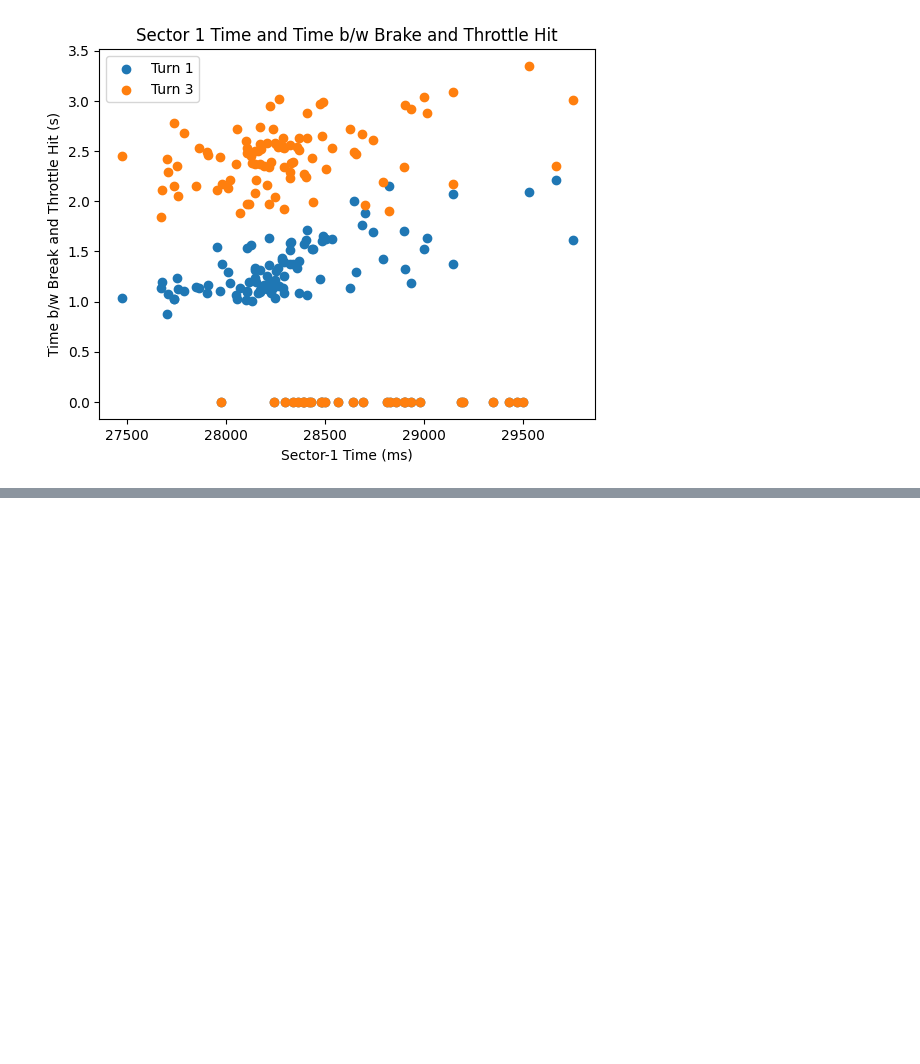
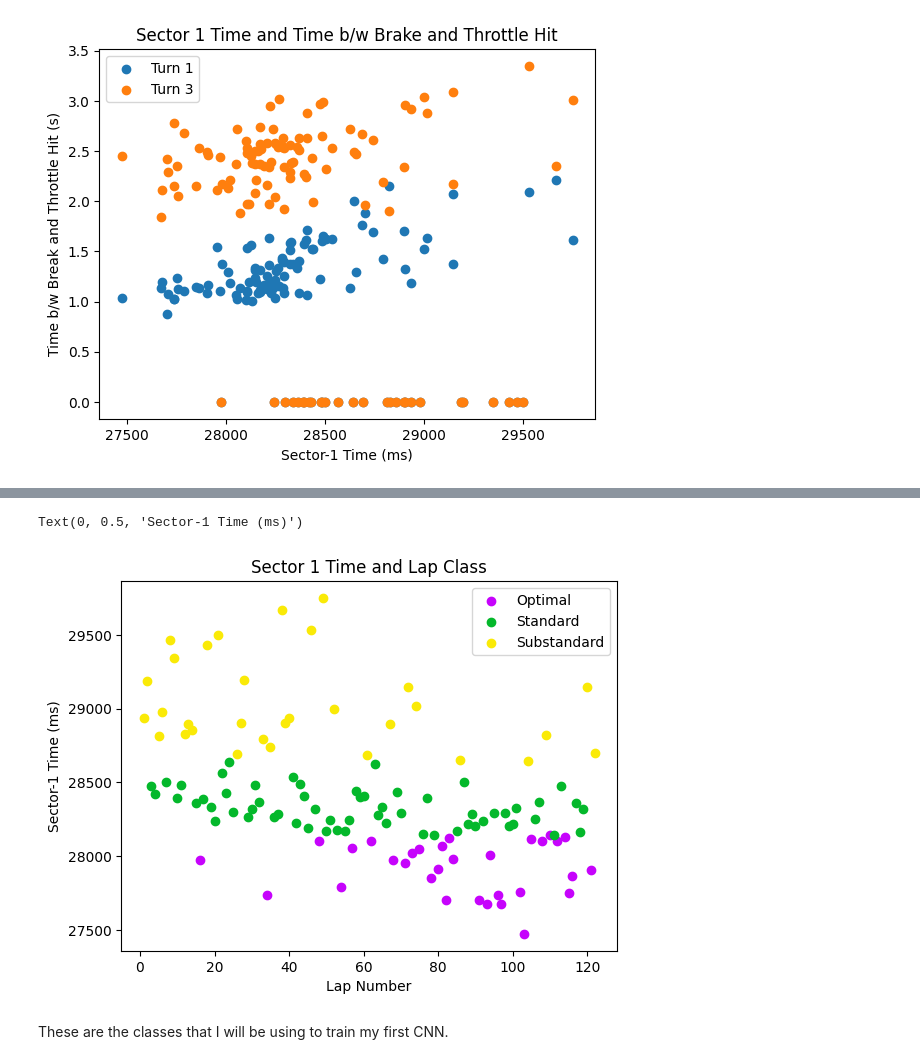
Before and after one commit to Prachet06/F1-Optimized-Cornering-Project, a Jupyter notebook: Code/Data Analysis Notebook.ipynb, the cells around one changed output, grey strips where cells are left out. Cells and saved outputs as stored; diff of their text form; code cells hidden in the pictures; blank space fills up the shorter version.

Commit message:
Decided criteria for image classes.

```diff
--- a/Code/Data Analysis Notebook.ipynb
+++ b/Code/Data Analysis Notebook.ipynb
@@ -191,0 +199,40 @@ I had originally planned on creating a class for each tenth that is off the 'opt
+# %%
+# FIRST EDITED: 24/02/2026
+
+q1 = np.quantile(clean_s1_times, .25)
+q3 = np.quantile(clean_s1_times, .75)
+
+marker = np.zeros(clean_s1_times.shape[0])
+
+for i in range(len(clean_s1_times)):
+    if clean_s1_times[i] <= q1:
+        # 0 means s1 time is optimal
+        marker[i] = 0
+    elif clean_s1_times[i] > q1 and clean_s1_times[i] < q3:
+        # 1 means s1 time is standard
+        marker[i] = 1
+    elif q3 <= clean_s1_times[i]:
+        # 2 means s1 time is substandard
+        marker[i] = 2
+
+
+# plotting the lap classes
+mask_opt = marker == 0
+mask_std = marker == 1
+mask_sub = marker == 2
+
+plt.scatter(pseudo_lap_num[mask_opt], clean_s1_times[mask_opt], color = "#c603fc", label="Optimal")
+plt.scatter(pseudo_lap_num[mask_std], clean_s1_times[mask_std], color = "#04b82b", label="Standard")
+plt.scatter(pseudo_lap_num[mask_sub], clean_s1_times[mask_sub], color = "#faea07", label="Substandard")
+
+plt.legend(loc="upper right")
+plt.title("Sector 1 Time and Lap Class")
+plt.xlabel("Lap Number")
+plt.ylabel("Sector-1 Time (ms)")
+
+# LAST EDITED: 24/02/2026
+# %% [output]
+Text(0, 0.5, 'Sector-1 Time (ms)')
+[figure, added]
+# %% [markdown]
+These are the classes that I will be using to train my first CNN.
```
Also changed, not shown: parts of 2 cells of this notebook.
